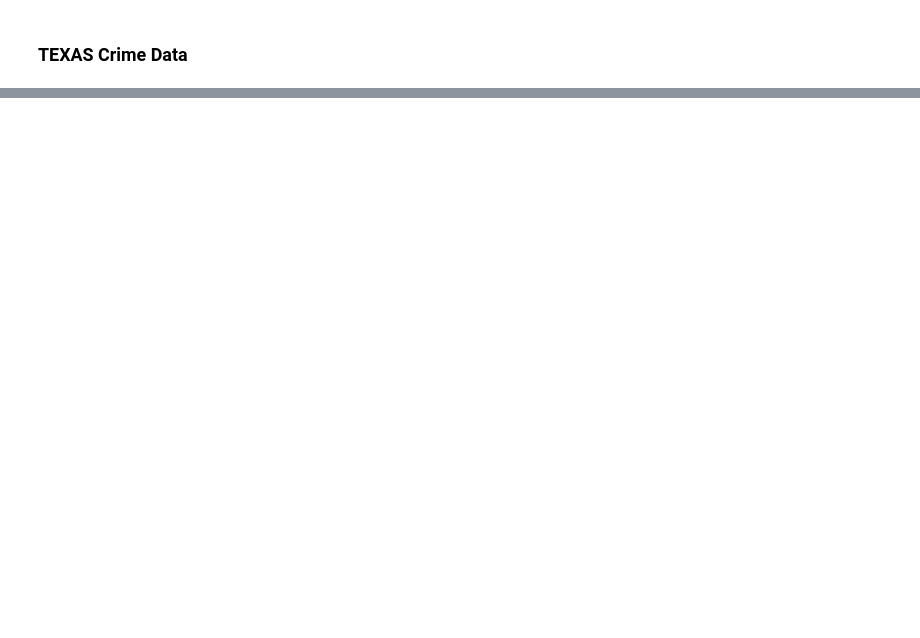
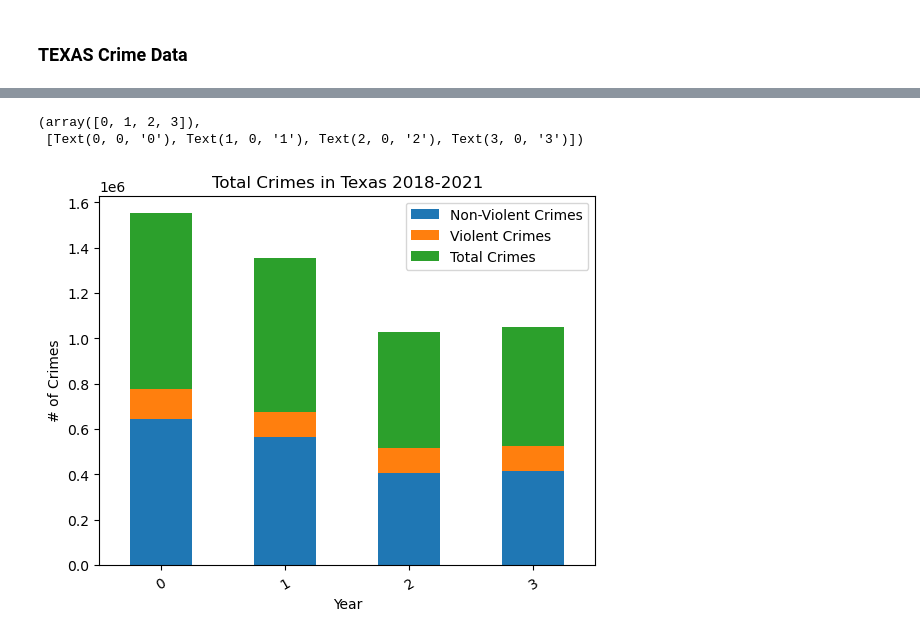
Before and after one commit to drainlm/Personalized-Relocation-Helper-, a Jupyter notebook: code.ipynb, the cells around one changed output, grey strips where cells are left out. Saved outputs shown, nothing was run; the diff lists cells and outputs as text; code cells hidden in the pictures; blank space fills up the shorter version.

```diff
--- a/code.ipynb
+++ b/code.ipynb
@@ -136,3 +147,15 @@ tx_crime_pivot.head()
+# %%
+# Plot crimes in stacked bar chart
+tx_crime_df[["Non-Violent Crimes", "Violent Crimes", "Total Crimes"]].plot(kind='bar', stacked=True)
+
+plt.title("Total Crimes in Texas 2018-2021")
+plt.xlabel("Year")
+plt.ylabel("# of Crimes")
+plt.xticks(rotation=30)
+# %% [output]
+(array([0, 1, 2, 3]),
+ [Text(0, 0, '0'), Text(1, 0, '1'), Text(2, 0, '2'), Text(3, 0, '3')])
+[figure, added]
 # %%
 # Plot the total crimes using a line graph
 plt.plot(tx_crime_pivot['Year'], tx_crime_pivot['total_crimes'])
```
Also changed, not shown: parts of 27 cells of this notebook, 1 other file.
